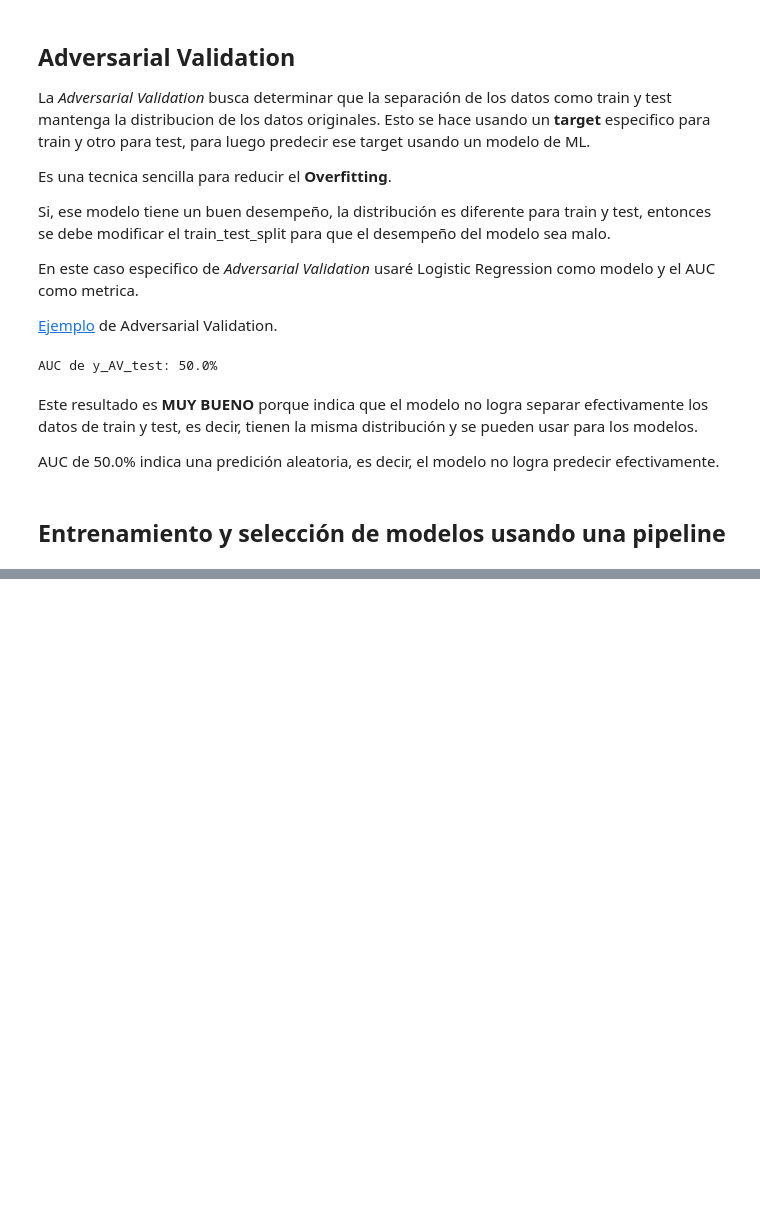
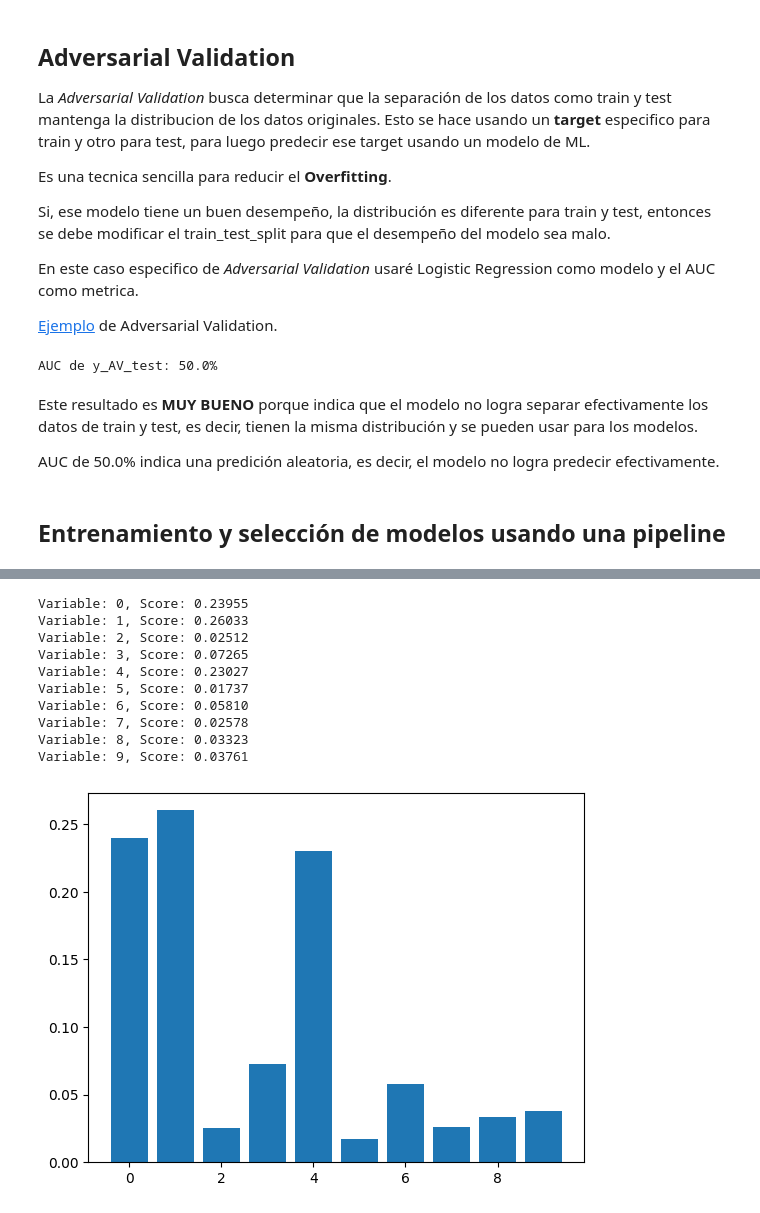
Before and after one commit to chuto81/datascientist_latam, a Jupyter notebook: solution.ipynb, the cells around one changed output, grey strips where cells are left out. Drawn from its saved outputs; the diff is of its cells as text; code cells hidden in the pictures; blank space fills up the shorter version.

```diff
--- a/solution.ipynb
+++ b/solution.ipynb
@@ -1222,0 +1302,5 @@ Interesante los vuelos que salieron antes de tiempo
+# %%
+# Variables importantes
+rfc2 = RandomForestClassifier(class_weight={0:1, 1:5}, random_state=123)
+rfc2.fit(X_train, y_train)
+importance = rfc2.feature_importances_
@@ -1222,0 +1360,18 @@ Interesante los vuelos que salieron antes de tiempo
+# %%
+for i,v in enumerate(importance):
+	print('Variable: %0d, Score: %.5f' % (i,v))
+# plot feature importance
+plt.bar([x for x in range(len(importance))], importance)
+plt.show()
+# %% [output]
+Variable: 0, Score: 0.23955
+Variable: 1, Score: 0.26033
+Variable: 2, Score: 0.02512
+Variable: 3, Score: 0.07265
+Variable: 4, Score: 0.23027
+Variable: 5, Score: 0.01737
+Variable: 6, Score: 0.05810
+Variable: 7, Score: 0.02578
+Variable: 8, Score: 0.03323
+Variable: 9, Score: 0.03761
+[figure, added]
```
Also changed, not shown: parts of 27 cells of this notebook.
